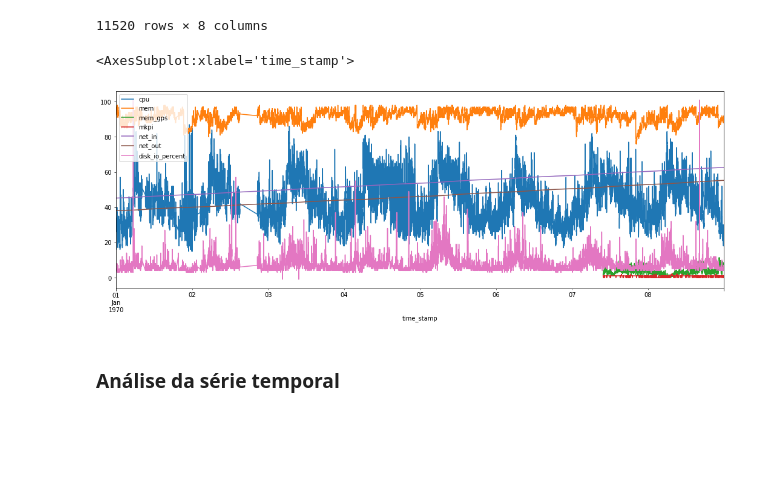
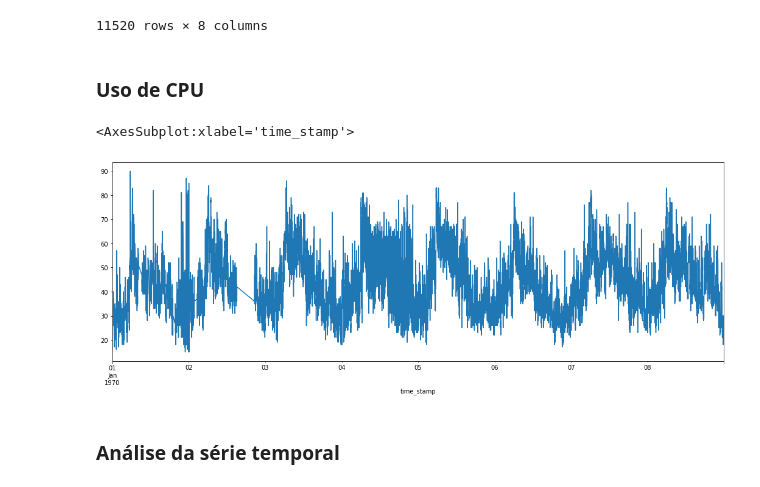
Before and after one commit to dssantos/cloud-predict, a Jupyter notebook: Dataset.ipynb, the cells around one changed output. Drawn from its saved outputs; the diff is of its cells as text; code cells hidden in the pictures; blank space fills up the shorter version.

```diff
--- a/Dataset.ipynb
+++ b/Dataset.ipynb
@@ -6,7 +15,5 @@ https://github.com/dssantos/alibaba-datacenter-workload/blob/main/extract_transf
 # %%
-# Transforma o conjunto de dados do arquivo 'machines/m_3330.csv'
-# e faz a carga do resultado no arquivo 'loaded_m_3330.csv'.
-import pandas as pd
+# Carrega o conjunto de dados 'm_3330.csv' e ajusta o intervalo de tempo em 1 minuto
 
 def dataframe(file):
     df = pd.read_csv(file,
@@ -15,9 +22,10 @@ def dataframe(file):
     df.time_stamp = pd.to_datetime(df.time_stamp, unit='s')
     df.set_index('time_stamp', inplace=True)
     df = df.resample('1min').interpolate()
-    #df = df.dropna()
     return df
-dataframe('m_3330.csv')
+
+workload = dataframe('m_3330.csv')
+workload
 # %% [output]
 |  | machine_id | cpu | mem | mem_gps | mkpi | net_in | net_out | disk_io_percent |
 | time_stamp |  |  |  |  |  |  |  |  |
@@ -33,10 +41,12 @@ dataframe('m_3330.csv')
 | 1970-01-08 23:58:00 | m_3330 | 23.0 | 90.0 | 5.47 | 0.0 | 62.65 | 55.29 | 4.0 |
 | 1970-01-08 23:59:00 | m_3330 | 21.0 | 90.0 | 5.93 | 0.0 | 62.65 | 55.29 | 7.0 |
 11520 rows × 8 columns
+# %% [markdown]
+### Uso de CPU
 # %%
-dataframe('m_3330.csv').plot(figsize=(18,6))
+workload['cpu'].plot(figsize=(18,6))
 # %% [output]
 <AxesSubplot:xlabel='time_stamp'>
-[figure, old version]
+[figure, new version]
 # %% [markdown]
 ### Análise da série temporal
```
Also changed, not shown: parts of 7 cells of this notebook, 1 other file.
